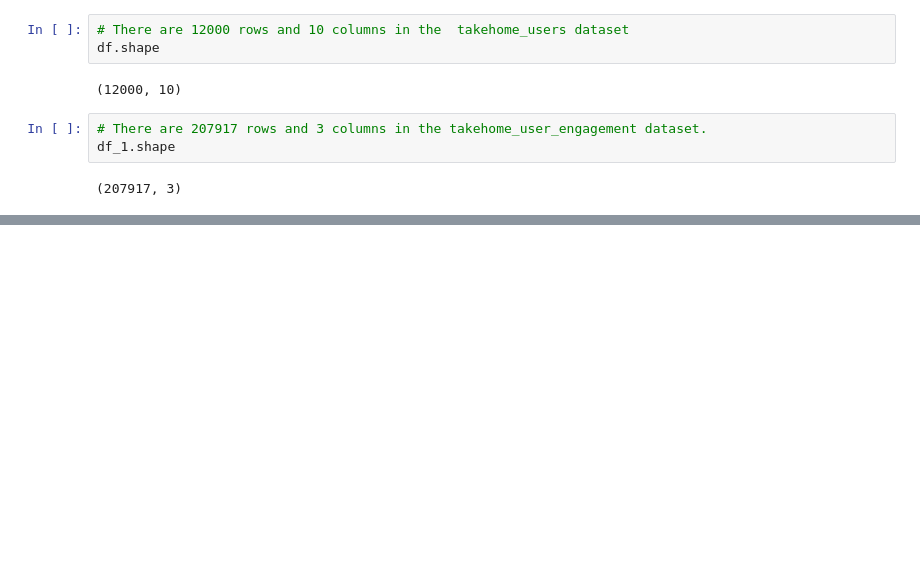
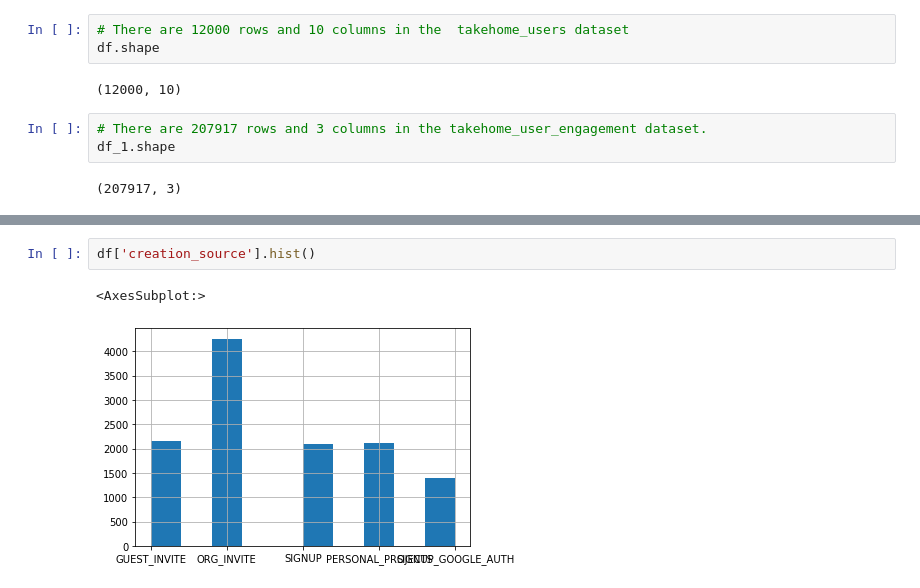
Before and after one commit to rhodapang/Python-Practice, a Jupyter notebook: Relax Inc Project.ipynb, the cells around one changed output, grey strips where cells are left out. Cells and saved outputs as stored; diff of their text form; blank space fills up the shorter version.

```diff
--- a/Relax Inc Project.ipynb
+++ b/Relax Inc Project.ipynb
@@ -73,0 +92,5 @@ df_1.shape
+# %%
+df['creation_source'].hist()
+# %% [output]
+<AxesSubplot:>
+[figure, added]
```
Also changed, not shown: parts of 9 cells of this notebook.
